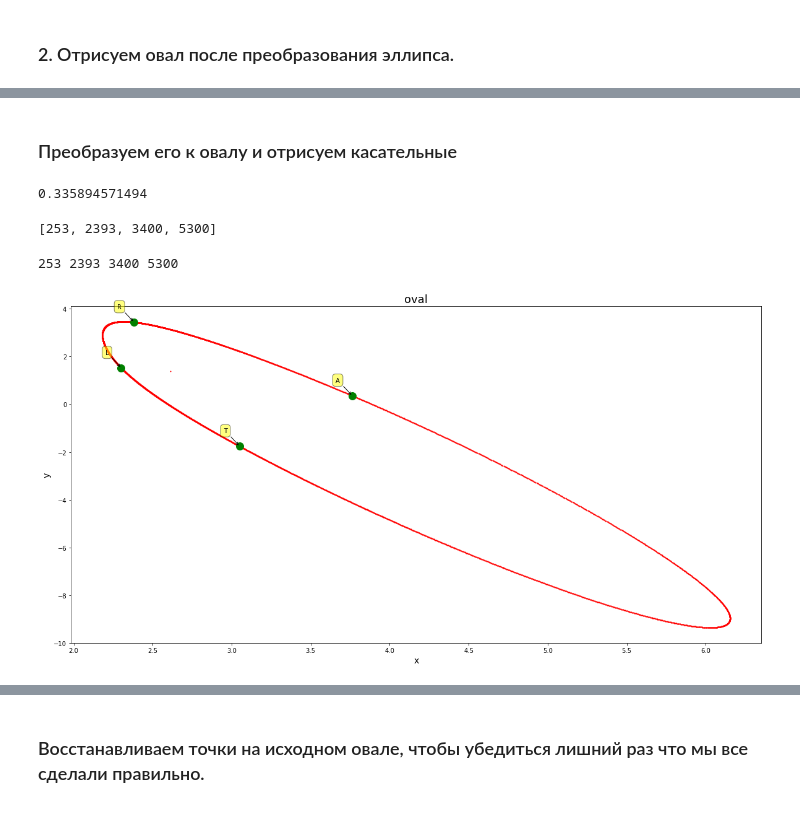
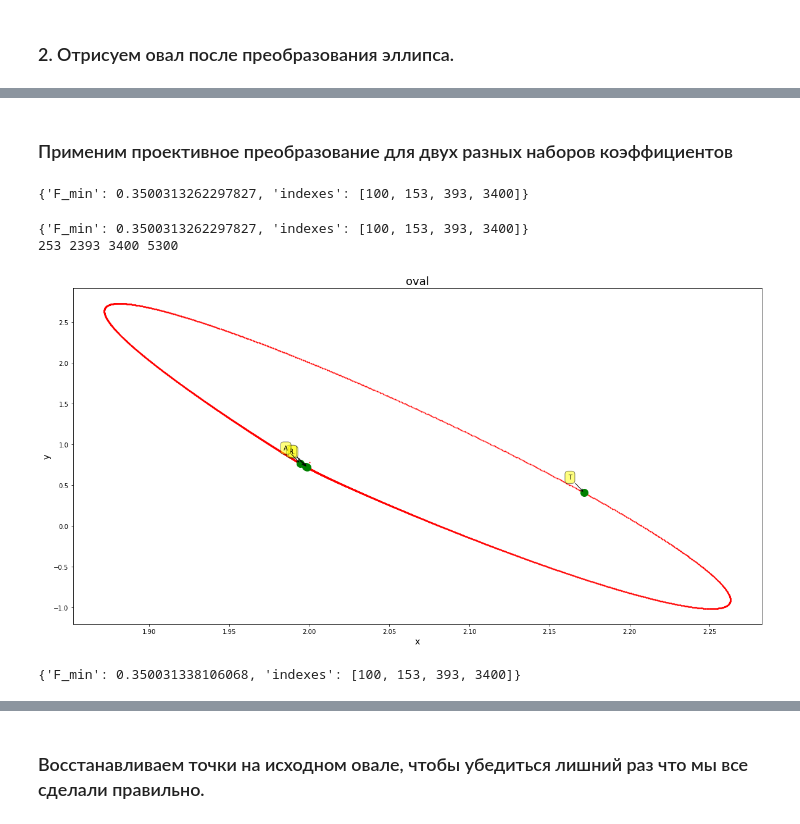
Before and after one commit to razmikKonstandyan/pics, a Jupyter notebook: illustration.ipynb, the cells around one changed output, grey strips where cells are left out. Drawn from its saved outputs; the diff is of its cells as text; code cells hidden in the pictures.

```diff
--- a/illustration.ipynb
+++ b/illustration.ipynb
@@ -37,8 +90,8 @@ put_points(get_figure(plt, 'oval'), ellipse.points).show()
 a = 2
 b = 4
 power = 2.4
-projective_coefficents= [10, 12, 3, 10, 4, 12, 6, 2]
-# projective_coefficents= [1, 2, 3, 3, 4, 2, 6, 2]
+projective_coefficents_1 = [2, 12, 3, 10, 4, 12, 6, 2]
+projective_coefficents_2 = [1, 12, 3, 10, 4, 7, 6, 2]
 l, r = 253, 2393
 # %%
 oval = Oval(a, b, power)
@@ -51,42 +104,32 @@ p.show()
-# %% [markdown]
-### Преобразуем его к овалу и отрисуем касательные
-# %%
-oval.projective_transform(*projective_coefficents)
-result = {}
-L = oval.points[l]
-R = oval.points[r]
-
-inputs = []
-for i in xrange(0, len(oval.points), 100):
-    for j in xrange(0, len(oval.points), 100):
-        T, A = oval.points[i], oval.points[j]
-        inputs.append([L, R, T, A])
-p = Pool(4)
-res = p.map(get_functunal, inputs)
-print min([x[0] for x in res if x is not None])
-# %% [output]
-0.335894571494
-# %%
-a = min([x[0] for x in res if x is not None])
-args = [x[1] for x in res if x is not None and x[0] == a][0]
-indexes = []
-for i, pn in enumerate(oval.points):
-    if pn == args[-1] or pn == args[-2] or pn == args[0] or pn == args[1]:
-        indexes.append(i)
-print indexes
-# %% [output]
-[253, 2393, 3400, 5300]
+# %% [markdown]
+### Применим проективное преобразование для двух разных наборов коэффициентов
+# %%
+oval = Oval(a, b, power)
+oval.projective_transform(*projective_coefficents_1)
+result = calculate_symmetric_points(oval, l, r)
+print result
+# %% [output]
+{'F_min': 0.3500313262297827, 'indexes': [100, 153, 393, 3400]}
 # %%
 oval = Oval(a, b, power)
-oval.projective_transform(10, 12, 3, 10, 4, 12, 6, 2)
-i, j, k, l = indexes
-print i, j, k, l
-L, R, T, A = oval.points[i], oval.points[j], oval.points[k], oval.points[l]
+print result
+print i, j, k, q
+oval.projective_transform(*projective_coefficents_1)
+i, j, k, q = result['indexes']
+L, R, T, A = oval.points[i], oval.points[j], oval.points[k], oval.points[q]
 p = get_figure(plt, 'oval')
 p = put_points(p, oval.points)
 p = put_points(p, [L, R, A, T], 'go', markersize=12, labels=['L', 'R', 'T', 'A'])
 p = put_points(p, oval.form_line_by_two_points(L, R).points, 'go')
 p.show()
 # %% [output]
+{'F_min': 0.3500313262297827, 'indexes': [100, 153, 393, 3400]}
 253 2393 3400 5300
-[figure, old version]
+[figure, new version]
+# %%
+oval = Oval(a, b, power)
+oval.projective_transform(*projective_coefficents_2)
+result = calculate_symmetric_points(oval, l, r)
+print result
+# %% [output]
+{'F_min': 0.350031338106068, 'indexes': [100, 153, 393, 3400]}
```
Also changed, not shown: parts of 6 cells of this notebook.
